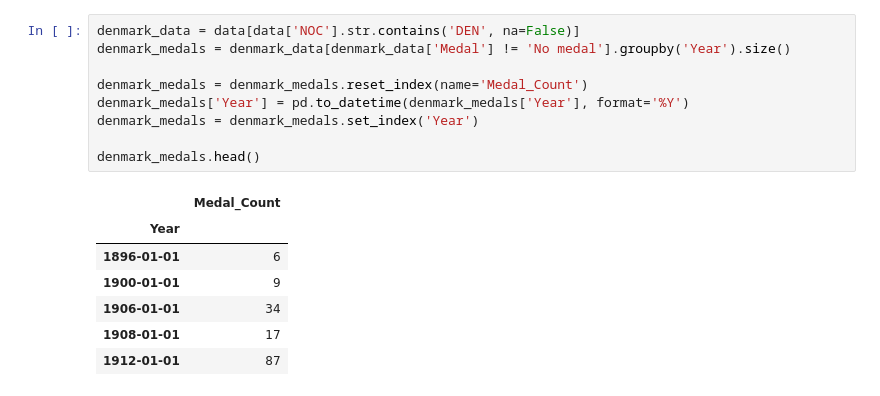
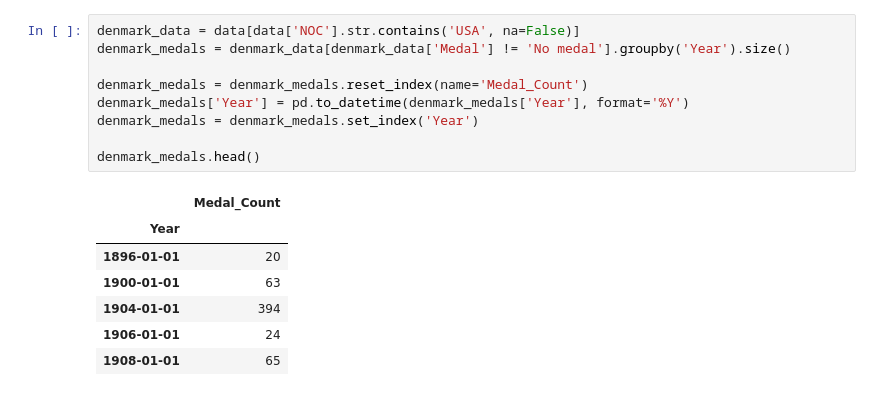
Before and after one commit to cynthiaWEpicCoder/MCM, a Jupyter notebook: ARIMAtester.ipynb, the cells around one changed output. Cells and saved outputs as stored; diff of their text form.

```diff
--- a/ARIMAtester.ipynb
+++ b/ARIMAtester.ipynb
@@ -17,22 +17,22 @@ data.head()
 | 3 | Edgar Aabye | M | Denmark/Sweden | DEN | 1900 | Paris | Tug-Of-War | Tug-Of-War Men's Tug-Of-War | Gold |
 | 4 | Cornelia (-strannood) | F | Netherlands | NED | 1932 | Los Angeles | Athletics | Athletics Women's 100 metres | No medal |
 # %%
-denmark_data = data[data['NOC'].str.contains('DEN', na=False)]
+denmark_data = data[data['NOC'].str.contains('USA', na=False)]
 denmark_medals = denmark_data[denmark_data['Medal'] != 'No medal'].groupby('Year').size()
 
 denmark_medals = denmark_medals.reset_index(name='Medal_Count')
 denmark_medals['Year'] = pd.to_datetime(denmark_medals['Year'], format='%Y')
 denmark_medals = denmark_medals.set_index('Year')
 
 denmark_medals.head()
 # %% [output]
 |  | Medal_Count |
 | Year |  |
-| 1896-01-01 | 6 |
-| 1900-01-01 | 9 |
-| 1906-01-01 | 34 |
-| 1908-01-01 | 17 |
-| 1912-01-01 | 87 |
+| 1896-01-01 | 20 |
+| 1900-01-01 | 63 |
+| 1904-01-01 | 394 |
+| 1906-01-01 | 24 |
+| 1908-01-01 | 65 |
 # %%
 #time series
 series = denmark_medals['Medal_Count']
```
Also changed, not shown: parts of 2 cells of this notebook, 2 other files.
